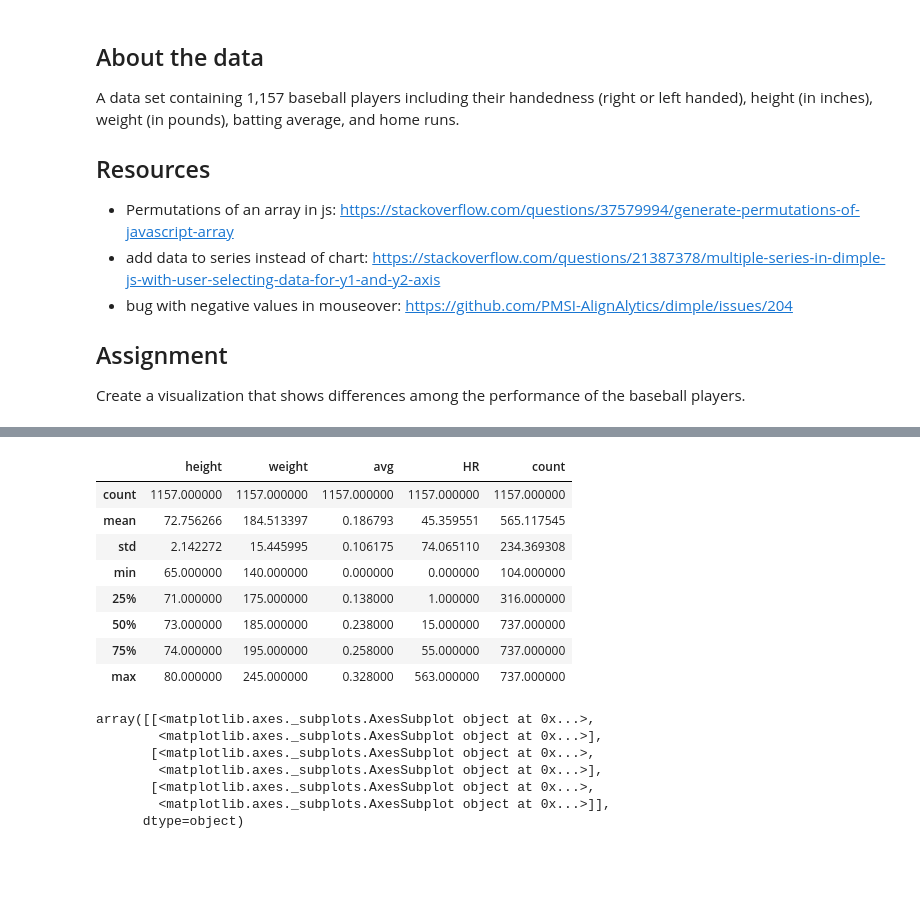
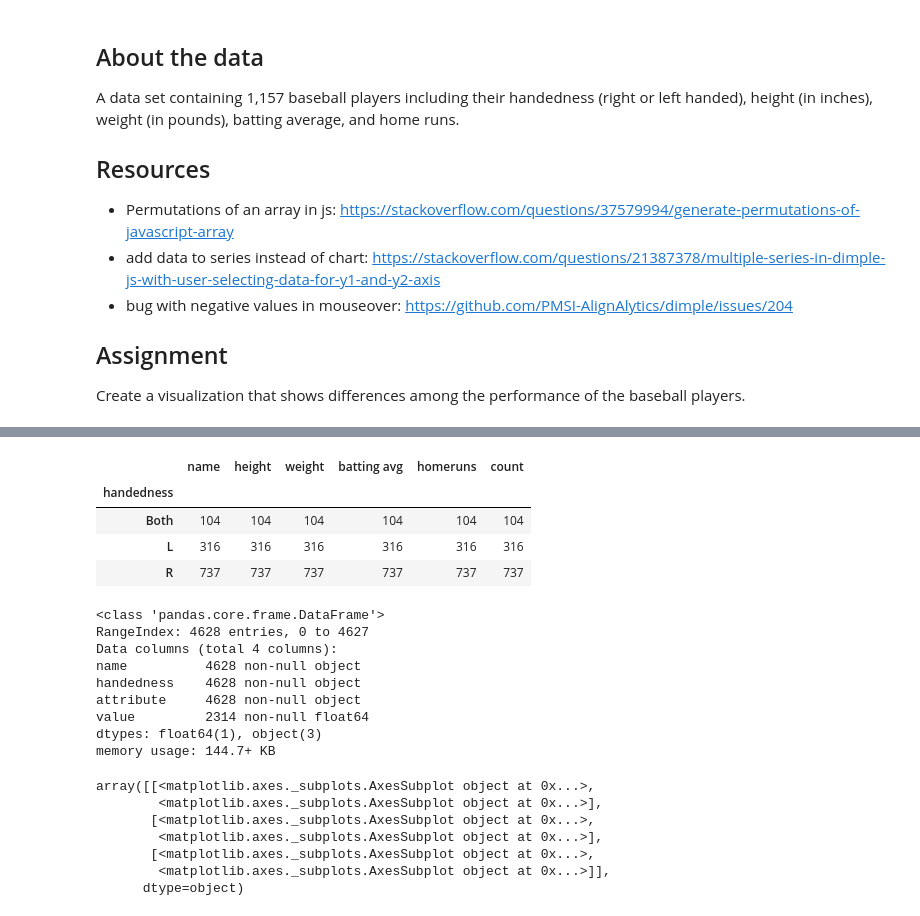
Before and after one commit to limegimlet/data_viz, a Jupyter notebook: final_project/Baseball data.ipynb, the cells around one changed output, grey strips where cells are left out. Drawn from its saved outputs; the diff is of its cells as text; code cells hidden in the pictures; blank space fills up the shorter version.

```diff
--- a/final_project/Baseball data.ipynb
+++ b/final_project/Baseball data.ipynb
@@ -30 +88,14 @@ df.head()
+# %%
+# rename cols to be more intuitive
+
+df = df.rename(columns = {'HR': 'homeruns', 'avg': 'batting avg'})
+df['handedness'] = df['handedness'].replace('B', "Both")
+# %%
+df.groupby('handedness').count()
+# %% [output]
+|  | name | height | weight | batting avg | homeruns | count |
+| handedness |  |  |  |  |  |  |
+| Both | 104 | 104 | 104 | 104 | 104 | 104 |
+| L | 316 | 316 | 316 | 316 | 316 | 316 |
+| R | 737 | 737 | 737 | 737 | 737 | 737 |
 # %%
@@ -32,12 +102,0 @@ df.to_csv("data/baseball_data2.csv", index=False)
-# %%
-df.describe()
-# %% [output]
-|  | height | weight | avg | HR | count |
-| count | 1157.000000 | 1157.000000 | 1157.000000 | 1157.000000 | 1157.000000 |
-| mean | 72.756266 | 184.513397 | 0.186793 | 45.359551 | 565.117545 |
-| std | 2.142272 | 15.445995 | 0.106175 | 74.065110 | 234.369308 |
-| min | 65.000000 | 140.000000 | 0.000000 | 0.000000 | 104.000000 |
-| 25% | 71.000000 | 175.000000 | 0.138000 | 1.000000 | 316.000000 |
-| 50% | 73.000000 | 185.000000 | 0.238000 | 15.000000 | 737.000000 |
-| 75% | 74.000000 | 195.000000 | 0.258000 | 55.000000 | 737.000000 |
-| max | 80.000000 | 245.000000 | 0.328000 | 563.000000 | 737.000000 |
@@ -44,3 +107,15 @@ df.describe()
+# %%
+df_long.info()
+# %% [output]
+<class 'pandas.core.frame.DataFrame'>
+RangeIndex: 4628 entries, 0 to 4627
+Data columns (total 4 columns):
+name          4628 non-null object
+handedness    4628 non-null object
+attribute     4628 non-null object
+value         2314 non-null float64
+dtypes: float64(1), object(3)
+memory usage: 144.7+ KB
 # %%
 df.hist()
 # %% [output]
```
Also changed, not shown: parts of 14 cells of this notebook, 5 other files.
